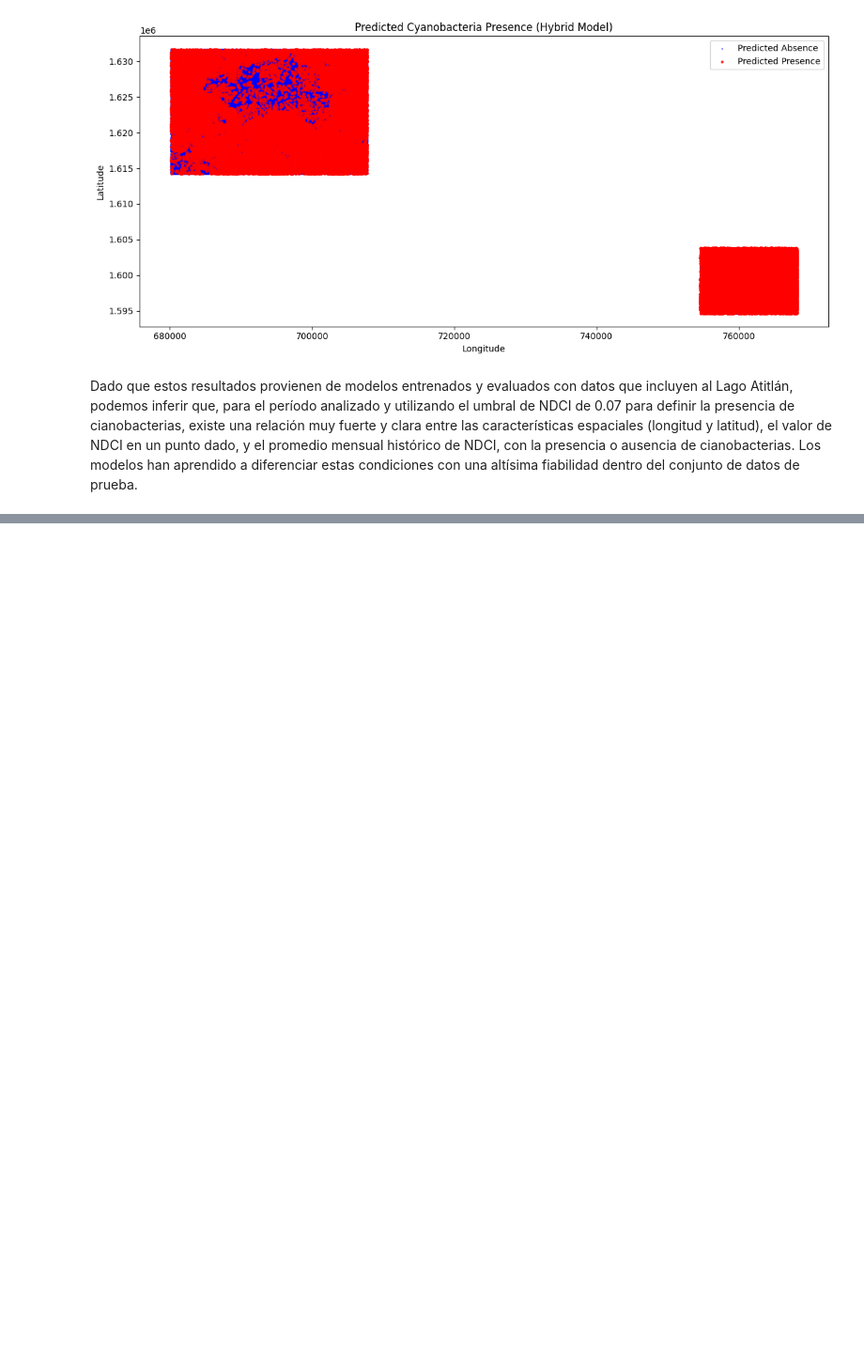
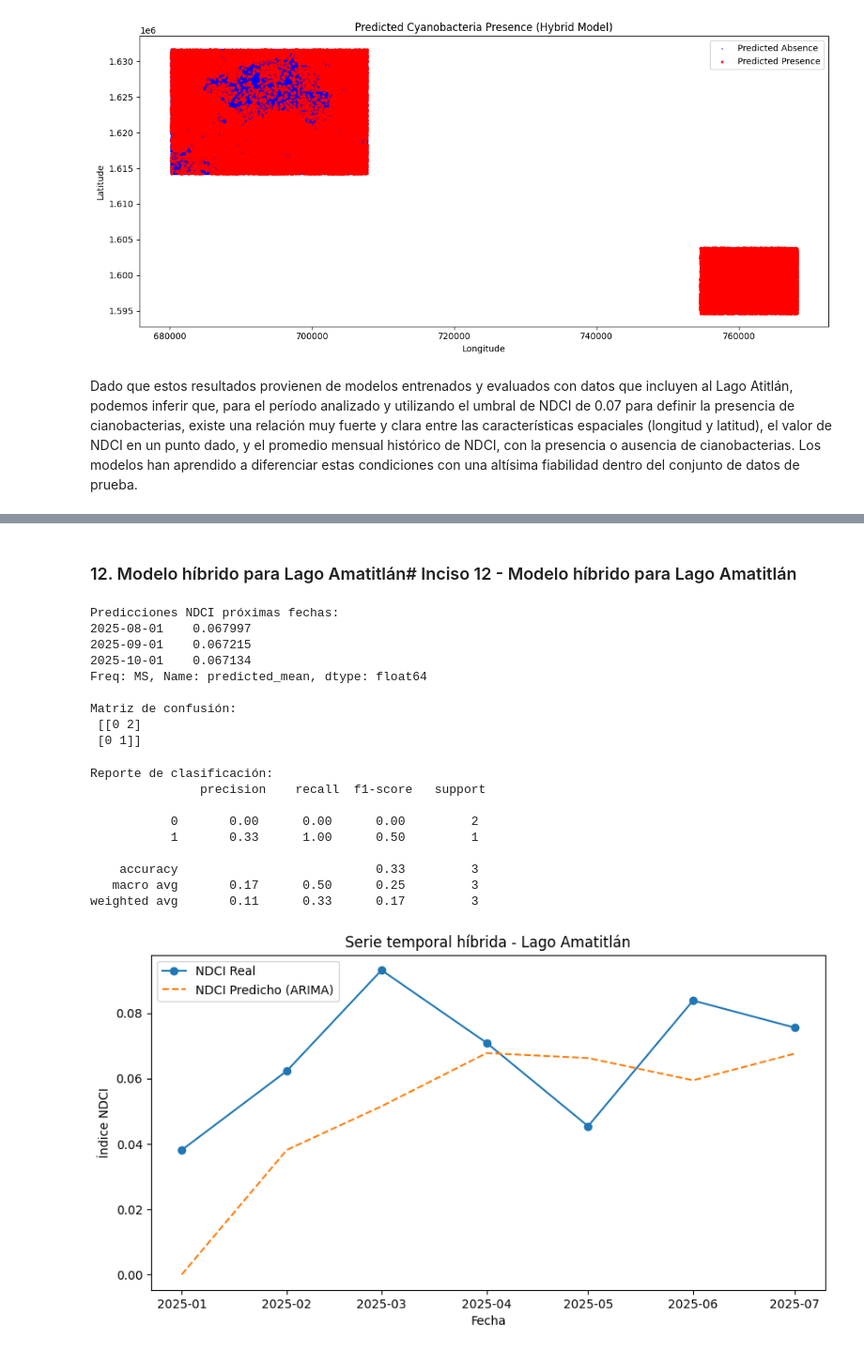
Before and after one commit to DanielDubon/4LAB_DS, a Jupyter notebook: lab4.ipynb, the cells around one changed output, grey strips where cells are left out. Shown at 94% size. Saved outputs shown, nothing was run; the diff lists cells and outputs as text; code cells hidden in the pictures; blank space fills up the shorter version.

```diff
--- a/lab4.ipynb
+++ b/lab4.ipynb
@@ -1231,0 +1338,79 @@ Dado que estos resultados provienen de modelos entrenados y evaluados con datos
+# %% [markdown]
+### 12. Modelo híbrido para Lago Amatitlán# Inciso 12 - Modelo híbrido para Lago Amatitlán
+# %%
+import pandas as pd
+from statsmodels.tsa.arima.model import ARIMA
+from sklearn.ensemble import RandomForestClassifier
+from sklearn.model_selection import train_test_split
+from sklearn.metrics import classification_report, confusion_matrix
+import matplotlib.pyplot as plt
+
+# Cargar datos
+df = pd.read_csv("ndci_monthly.csv")
+
+# Filtrar Lago Amatitlán
+df_ama = df[df["lake"] == "amatitlan"].copy()
+df_ama["date"] = pd.to_datetime(df_ama["date"])
+df_ama = df_ama.set_index("date")
+
+# Predicción de NDCI con ARIMA
+series = df_ama["ndci_mean"]
+model = ARIMA(series, order=(1,1,1))
+model_fit = model.fit()
+forecast = model_fit.get_forecast(steps=3)
+predicted_ndci = forecast.predicted_mean
+conf_int = forecast.conf_int()
+print("Predicciones NDCI próximas fechas:")
+print(predicted_ndci)
+
+# Añadir columna con predicción
+df_ama["ndci_pred"] = model_fit.predict(start=0, end=len(df_ama)-1)
+
+# Crear variable objetivo
+df_ama["cianobacteria"] = (df_ama["ndci_mean"] > 0.07).astype(int)
+
+# Selección de variables predictoras
+X = df_ama[["ndci_mean", "ndci_median", "ndci_p25", "ndci_p75", "ndci_pred"]]
+y = df_ama["cianobacteria"]
+
+# División en train/test
+X_train, X_test, y_train, y_test = train_test_split(X, y, test_size=0.3, random_state=42)
+
+# Entrenar modelo de clasificación
+clf = RandomForestClassifier(random_state=42)
+clf.fit(X_train, y_train)
+y_pred = clf.predict(X_test)
+
+# Evaluación del modelo
+print("\nMatriz de confusión:\n", confusion_matrix(y_test, y_pred))
+print("\nReporte de clasificación:\n", classification_report(y_test, y_pred))
+
+# Gráfico NDCI real vs predicho
+plt.figure(figsize=(10,5))
+plt.plot(df_ama.index, df_ama["ndci_mean"], label="NDCI Real", marker="o")
+plt.plot(df_ama.index, df_ama["ndci_pred"], label="NDCI Predicho (ARIMA)", linestyle="--")
+plt.legend()
+plt.title("Serie temporal híbrida - Lago Amatitlán")
+plt.xlabel("Fecha")
+plt.ylabel("Índice NDCI")
+plt.show()
+# %% [output]
+Predicciones NDCI próximas fechas:
+2025-08-01    0.067997
+2025-09-01    0.067215
+2025-10-01    0.067134
+Freq: MS, Name: predicted_mean, dtype: float64
+
+Matriz de confusión:
+ [[0 2]
+ [0 1]]
+Reporte de clasificación:
+               precision    recall  f1-score   support
+
+           0       0.00      0.00      0.00         2
+           1       0.33      1.00      0.50         1
+
+    accuracy                           0.33         3
+   macro avg       0.17      0.50      0.25         3
+weighted avg       0.11      0.33      0.17         3
+[figure, added]
```
Also changed, not shown: parts of 13 cells of this notebook, 1 other file.
